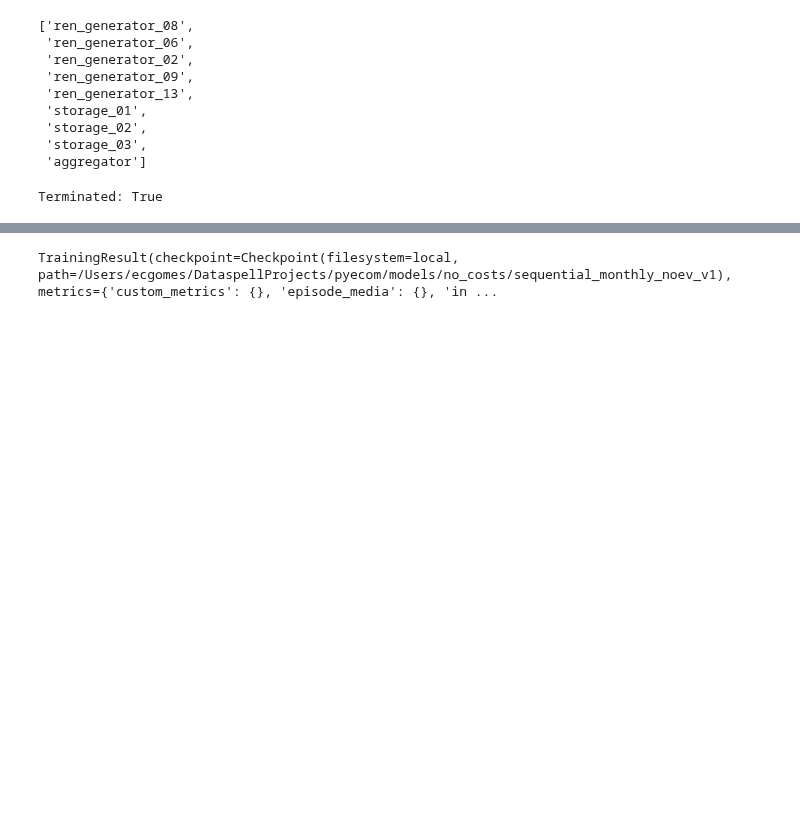
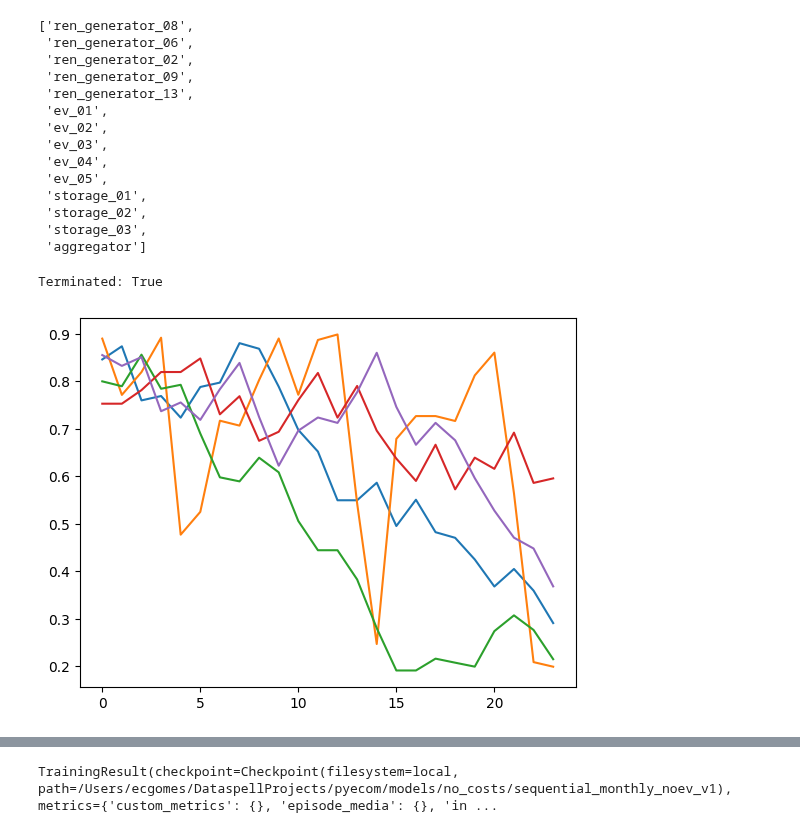
Before and after one commit to ECGomes/pyecom, a Jupyter notebook: notebooks/scenarios/sequential_testing/sequential_rl_v0.ipynb, the cells around one changed output, grey strips where cells are left out. Drawn from its saved outputs; the diff is of its cells as text; code cells hidden in the pictures; blank space fills up the shorter version.

```diff
--- a/notebooks/scenarios/sequential_testing/sequential_rl_v0.ipynb
+++ b/notebooks/scenarios/sequential_testing/sequential_rl_v0.ipynb
@@ -229,6 +229,7 @@ dataset_resources = iterate_resources(u=data_upacs, c=data_ec, e=data_ev, mode='
 # Create the execution order
 
 execution_order = [res.name for res in dataset_resources[list(dataset_resources.keys())[0]][:5]] + \
+                  [res.name for res in dataset_resources[list(dataset_resources.keys())[0]][13:-1]] + \
                   [res.name for res in dataset_resources[list(dataset_resources.keys())[0]][10:13]] + \
                   [dataset_resources[list(dataset_resources.keys())[0]][-1].name]
                   #[res.name for res in dataset_resources[list(dataset_resources.keys())[0]][13:-1]]# + \
@@ -241,6 +242,11 @@ execution_order
  'ren_generator_02',
  'ren_generator_09',
  'ren_generator_13',
+ 'ev_01',
+ 'ev_02',
+ 'ev_03',
+ 'ev_04',
+ 'ev_05',
  'storage_01',
  'storage_02',
  'storage_03',
@@ -248,11 +254,11 @@ execution_order
 # %%
 # Create the environment and check if everything is ok
 
-temp_env = EnergyCommunitySequentialV7(ren_generators=dataset_resources[list(dataset_resources.keys())[0]][:5],
+temp_env = EnergyCommunitySequentialV8(ren_generators=dataset_resources[list(dataset_resources.keys())[0]][:5],
                                        generators=[],#dataset_resources[list(dataset_resources.keys())[0]][5:7],
                                        loads=dataset_resources[list(dataset_resources.keys())[0]][5:10],
                                        storages=dataset_resources[list(dataset_resources.keys())[0]][10:13],
-                                       evs=[], #dataset_resources[list(dataset_resources.keys())[0]][13:-1],
+                                       evs=dataset_resources[list(dataset_resources.keys())[0]][13:-1],
                                        aggregator=dataset_resources[list(dataset_resources.keys())[0]][-1],
                                        storage_penalty=1,
                                        ev_penalty=1,
@@ -270,3 +276,9 @@ while not terminations['__all__'] and not truncations['__all__']:
 print('Terminated: {}'.format(terminations['__all__']))
 # %% [output]
 Terminated: True
+# %%
+# Plot first 24 points of every EV
+for i in temp_env.evs:
+    plt.plot(i.value[:24])
+# %% [output]
+[figure, added]
```
Also changed, not shown: parts of 4 cells of this notebook, 2 other files.
